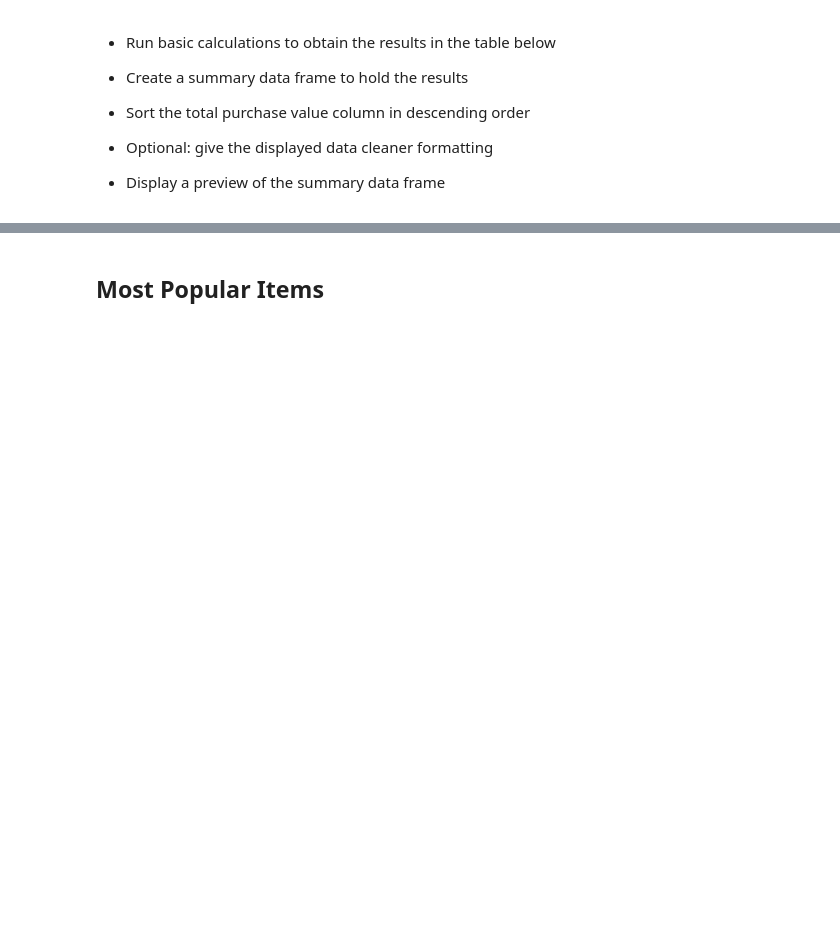
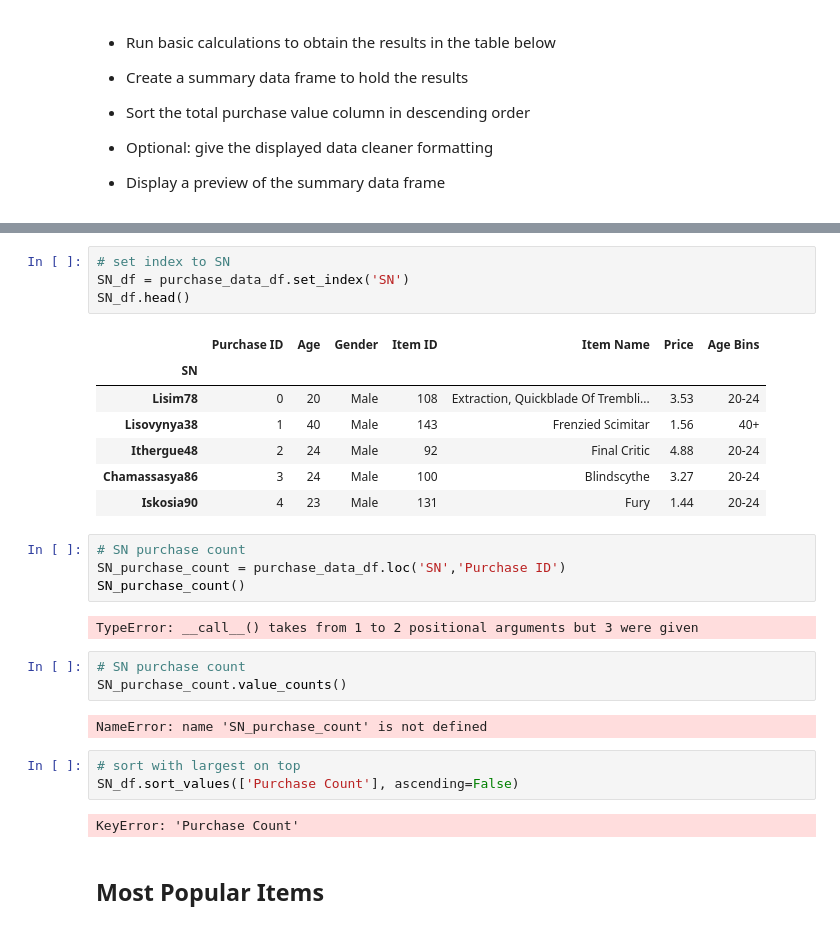
Before and after one commit to ArielleEagan/pandas-challenge, a Jupyter notebook: HeroesOfPymoli_AE.ipynb, the cells around one changed output, grey strips where cells are left out. Saved outputs shown, nothing was run; the diff lists cells and outputs as text; blank space fills up the shorter version.

```diff
--- a/HeroesOfPymoli_AE.ipynb
+++ b/HeroesOfPymoli_AE.ipynb
@@ -688,3 +729,31 @@ age_summary
+# %%
+# set index to SN
+SN_df = purchase_data_df.set_index('SN')
+SN_df.head()
+# %% [output]
+|  | Purchase ID | Age | Gender | Item ID | Item Name | Price | Age Bins |
+| SN |  |  |  |  |  |  |  |
+| Lisim78 | 0 | 20 | Male | 108 | Extraction, Quickblade Of Trembli... | 3.53 | 20-24 |
+| Lisovynya38 | 1 | 40 | Male | 143 | Frenzied Scimitar | 1.56 | 40+ |
+| Ithergue48 | 2 | 24 | Male | 92 | Final Critic | 4.88 | 20-24 |
+| Chamassasya86 | 3 | 24 | Male | 100 | Blindscythe | 3.27 | 20-24 |
+| Iskosia90 | 4 | 23 | Male | 131 | Fury | 1.44 | 20-24 |
+# %%
+# SN purchase count
+SN_purchase_count = purchase_data_df.loc('SN','Purchase ID')
+SN_purchase_count()
+# %% [output]
+TypeError: __call__() takes from 1 to 2 positional arguments but 3 were given
+# %%
+# SN purchase count
+SN_purchase_count.value_counts()
+# %% [output]
+NameError: name 'SN_purchase_count' is not defined
+# %%
+# sort with largest on top
+SN_df.sort_values(['Purchase Count'], ascending=False)
+# %% [output]
+KeyError: 'Purchase Count'
 # %% [markdown]
 ## Most Popular Items
 # %% [markdown]
```
Also changed, not shown: parts of 20 cells of this notebook.
